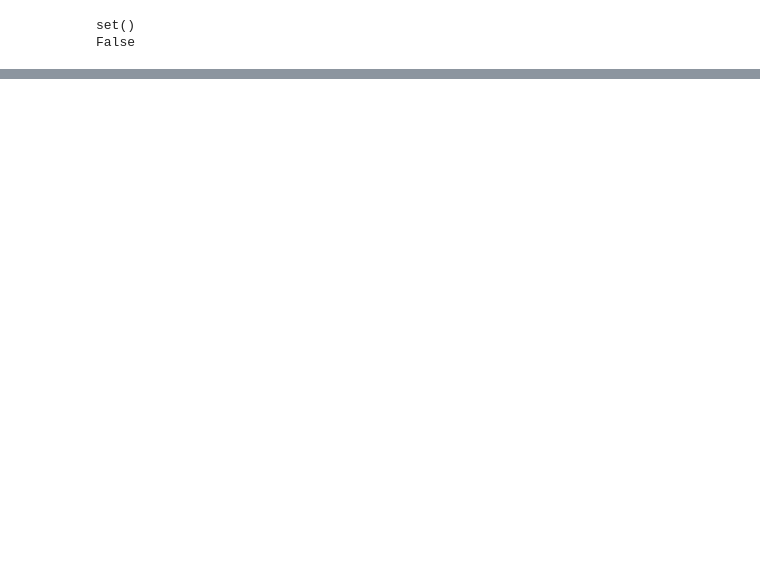
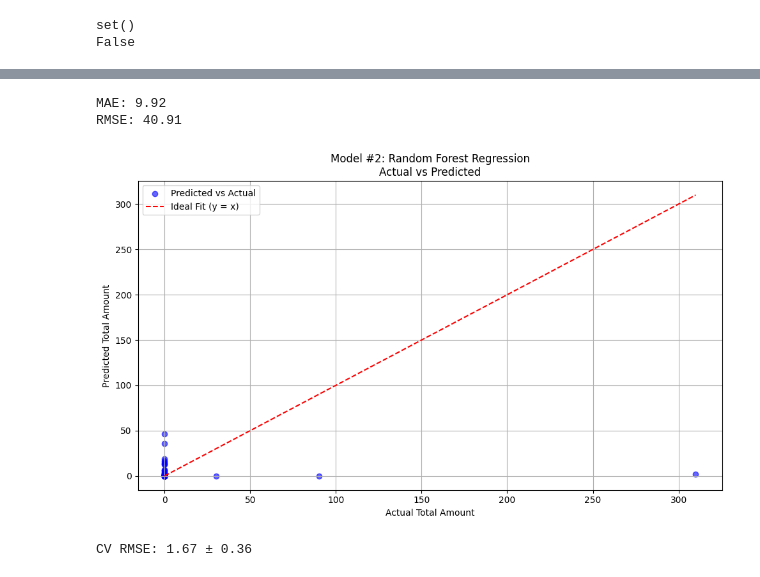
Before and after one commit to msselizabeth/smart-ml-retail-model, a Jupyter notebook: models/Smart_retail_dataset.ipynb, the cells around one changed output, grey strips where cells are left out. Saved outputs shown, nothing was run; the diff lists cells and outputs as text; code cells hidden in the pictures; blank space fills up the shorter version.

Commit message:
updated-model

```diff
--- a/models/Smart_retail_dataset.ipynb
+++ b/models/Smart_retail_dataset.ipynb
@@ -1366,21 +1404,18 @@ plt.show()
 #Hyperparameter
 # Define parameter grid for Decision Tree
 param_grid= {
-    'model__max_depth':        [3, 5, 7, 10, None],
-    'model__min_samples_split':[2, 4, 6, 10],
-    'model__min_samples_leaf': [1, 2, 3, 5],
-    'model__max_features':     [None, 'sqrt', 'log2'],
-    'model__ccp_alpha':        [0.0, 0.0001, 0.001]
+    'model__max_depth': [3, 5, 10, None],
+    'model__min_samples_split': [2, 5, 10],
+    'model__min_samples_leaf': [1, 2, 4]
 }
 
 # Perform grid search
 grid= GridSearchCV(
-    estimator=model,
+    model,
     param_grid=param_grid,
     cv=5,
     scoring='neg_mean_absolute_error',
-    n_jobs=-1,
-    verbose=1
+    n_jobs=-1
 )
 
 grid.fit(X_train, y_train_log)
@@ -1459,0 +1487,65 @@ MAE as % of avg: 107.27749665264727
+# %%
+# Create model #2 : Random Forest
+# Preprocessing pipeline
+preprocessor = ColumnTransformer(
+    transformers=[
+        ('cat', OneHotEncoder(handle_unknown='ignore', drop='first'), categorical_features)
+    ],
+    remainder='passthrough'
+)
+
+# Create Random Forest model
+rf_model = Pipeline(steps=[
+    ('preprocessor', preprocessor),
+    ('regressor', RandomForestRegressor(n_estimators=100, random_state=42))
+])
+
+# Fit
+rf_model.fit(X_train, y_train_log)
+
+# Predict
+y_pred_log = rf_model.predict(X_test)
+
+# Reverse log-transform to compare on original scale
+y_pred = np.expm1(y_pred_log)
+
+# Evaluate performance
+mae= mean_absolute_error(y_test, y_pred)
+rmse= np.sqrt(mean_squared_error(y_test, y_pred))
+
+# Store the results
+final_metrics = {
+    'Model': '(RandomForestRegressor, preproccessor)',
+    'MAE': mae,
+    'RMSE': rmse
+}
+
+print(f"MAE: {mae:.2f}")
+print(f"RMSE: {rmse:.2f}")
+# %% [output]
+MAE: 9.92
+RMSE: 40.91
+# %%
+# Plot Actual vs Predicted for Model 2
+plt.figure(figsize=(10, 6))
+plt.scatter(y_test, y_pred, color='blue', alpha=0.6, label='Predicted vs Actual')
+plt.plot([y_test.min(), y_test.max()],
+         [y_test.min(), y_test.max()],
+         'r--', label='Ideal Fit (y = x)')
+
+plt.xlabel('Actual Total Amount')
+plt.ylabel('Predicted Total Amount')
+plt.title('Model #2: Random Forest Regression\nActual vs Predicted')
+plt.legend()
+plt.grid(True)
+plt.tight_layout()
+plt.show()
+# %% [output]
+[figure, added]
+# %%
+# Cross validate
+scores = cross_val_score(rf_model, X, np.log1p(y), scoring='neg_mean_squared_error', cv=5)
+rmse_scores = np.sqrt(-scores)
+print(f"CV RMSE: {rmse_scores.mean():.2f} ± {rmse_scores.std():.2f}")
+# %% [output]
+CV RMSE: 1.67 ± 0.36
```
Also changed, not shown: parts of 22 cells of this notebook.
